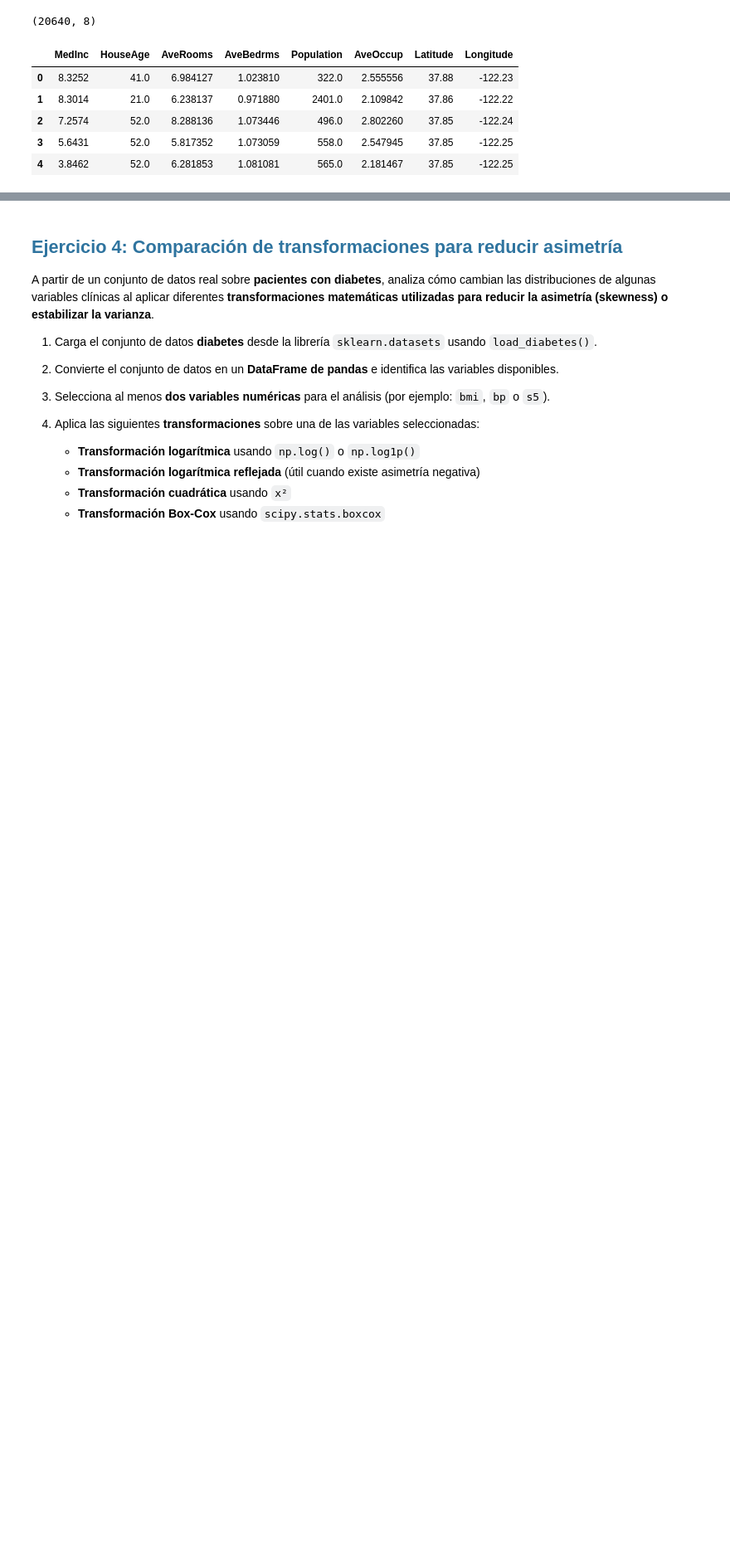
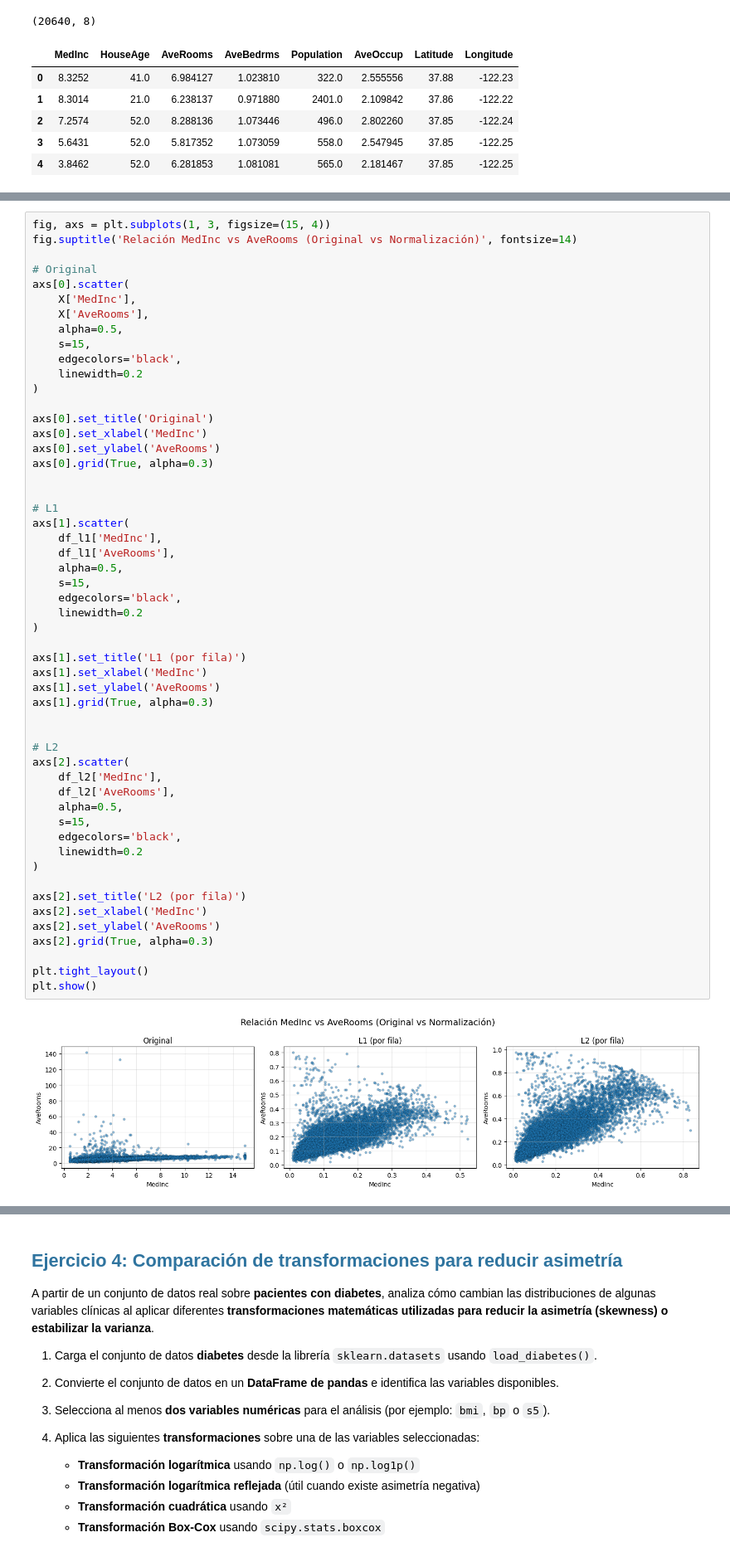
Before and after one commit to JulianCarvajal/BeatAnalytics, a Jupyter notebook: sesiones_practicas/sp_3_natalia_bernal_julian_carvajal.ipynb, the cells around one changed output, grey strips where cells are left out. Shown at 83% size. Drawn from its saved outputs; the diff is of its cells as text; blank space fills up the shorter version.

```diff
--- a/sesiones_practicas/sp_3_natalia_bernal_julian_carvajal.ipynb
+++ b/sesiones_practicas/sp_3_natalia_bernal_julian_carvajal.ipynb
@@ -385,0 +453,55 @@ display(df_l2.head())
+# %%
+fig, axs = plt.subplots(1, 3, figsize=(15, 4))
+fig.suptitle('Relación MedInc vs AveRooms (Original vs Normalización)', fontsize=14)
+
+# Original
+axs[0].scatter(
+    X['MedInc'],
+    X['AveRooms'],
+    alpha=0.5,
+    s=15,
+    edgecolors='black',
+    linewidth=0.2
+)
+
+axs[0].set_title('Original')
+axs[0].set_xlabel('MedInc')
+axs[0].set_ylabel('AveRooms')
+axs[0].grid(True, alpha=0.3)
+
+
+# L1
+axs[1].scatter(
+    df_l1['MedInc'],
+    df_l1['AveRooms'],
+    alpha=0.5,
+    s=15,
+    edgecolors='black',
+    linewidth=0.2
+)
+
+axs[1].set_title('L1 (por fila)')
+axs[1].set_xlabel('MedInc')
+axs[1].set_ylabel('AveRooms')
+axs[1].grid(True, alpha=0.3)
+
+
+# L2
+axs[2].scatter(
+    df_l2['MedInc'],
+    df_l2['AveRooms'],
+    alpha=0.5,
+    s=15,
+    edgecolors='black',
+    linewidth=0.2
+)
+
+axs[2].set_title('L2 (por fila)')
+axs[2].set_xlabel('MedInc')
+axs[2].set_ylabel('AveRooms')
+axs[2].grid(True, alpha=0.3)
+
+plt.tight_layout()
+plt.show()
+# %% [output]
+[figure, added]
```
Also changed, not shown: parts of 3 cells of this notebook.
